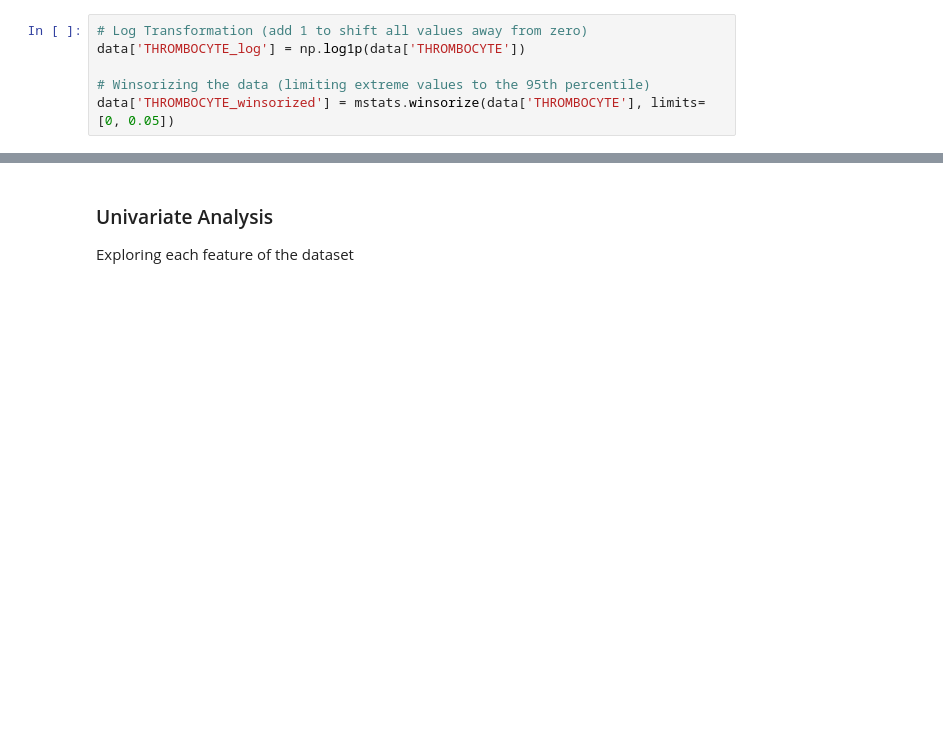
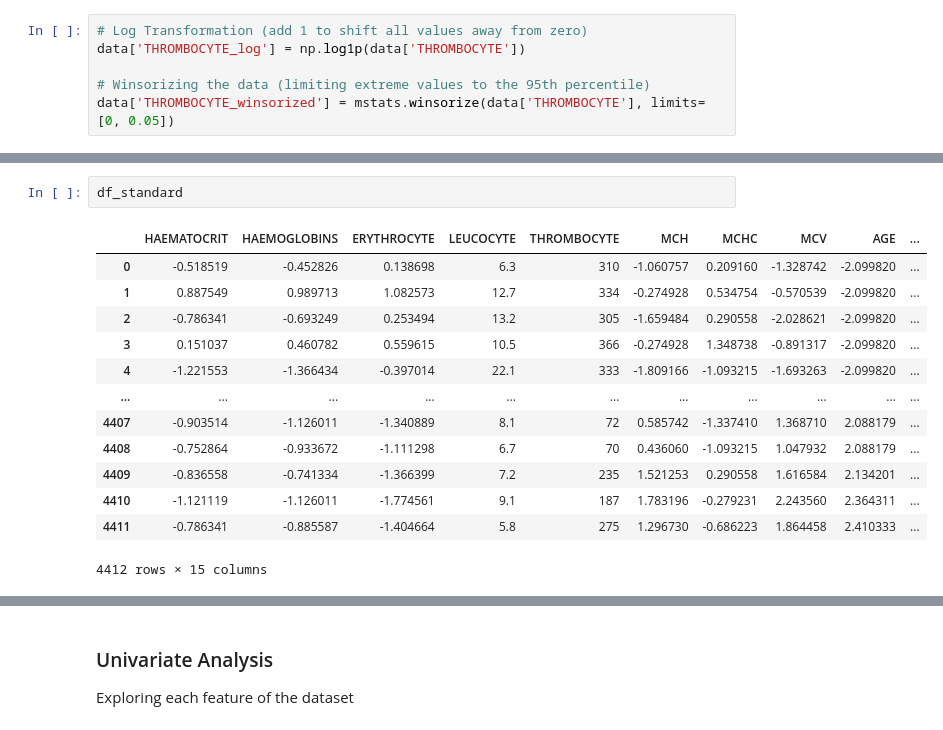
Before and after one commit to ChopinNo3Op9/EHC_Classification, a Jupyter notebook: ehc-classification.ipynb, the cells around one changed output, grey strips where cells are left out. Drawn from its saved outputs; the diff is of its cells as text; blank space fills up the shorter version.

```diff
--- a/ehc-classification.ipynb
+++ b/ehc-classification.ipynb
@@ -269,3 +306,19 @@ plt.show()
+# %%
+df_standard
+# %% [output]
+|  | HAEMATOCRIT | HAEMOGLOBINS | ERYTHROCYTE | LEUCOCYTE | THROMBOCYTE | MCH | MCHC | MCV | AGE | ... |
+| 0 | -0.518519 | -0.452826 | 0.138698 | 6.3 | 310 | -1.060757 | 0.209160 | -1.328742 | -2.099820 | ... |
+| 1 | 0.887549 | 0.989713 | 1.082573 | 12.7 | 334 | -0.274928 | 0.534754 | -0.570539 | -2.099820 | ... |
+| 2 | -0.786341 | -0.693249 | 0.253494 | 13.2 | 305 | -1.659484 | 0.290558 | -2.028621 | -2.099820 | ... |
+| 3 | 0.151037 | 0.460782 | 0.559615 | 10.5 | 366 | -0.274928 | 1.348738 | -0.891317 | -2.099820 | ... |
+| 4 | -1.221553 | -1.366434 | -0.397014 | 22.1 | 333 | -1.809166 | -1.093215 | -1.693263 | -2.099820 | ... |
+| ... | ... | ... | ... | ... | ... | ... | ... | ... | ... | ... |
+| 4407 | -0.903514 | -1.126011 | -1.340889 | 8.1 | 72 | 0.585742 | -1.337410 | 1.368710 | 2.088179 | ... |
+| 4408 | -0.752864 | -0.933672 | -1.111298 | 6.7 | 70 | 0.436060 | -1.093215 | 1.047932 | 2.088179 | ... |
+| 4409 | -0.836558 | -0.741334 | -1.366399 | 7.2 | 235 | 1.521253 | 0.290558 | 1.616584 | 2.134201 | ... |
+| 4410 | -1.121119 | -1.126011 | -1.774561 | 9.1 | 187 | 1.783196 | -0.279231 | 2.243560 | 2.364311 | ... |
+| 4411 | -0.786341 | -0.885587 | -1.404664 | 5.8 | 275 | 1.296730 | -0.686223 | 1.864458 | 2.410333 | ... |
+4412 rows × 15 columns
 # %%
 # Initialize a dictionary to store test results
 normality_results = {}
```
Also changed, not shown: parts of 8 cells of this notebook.
